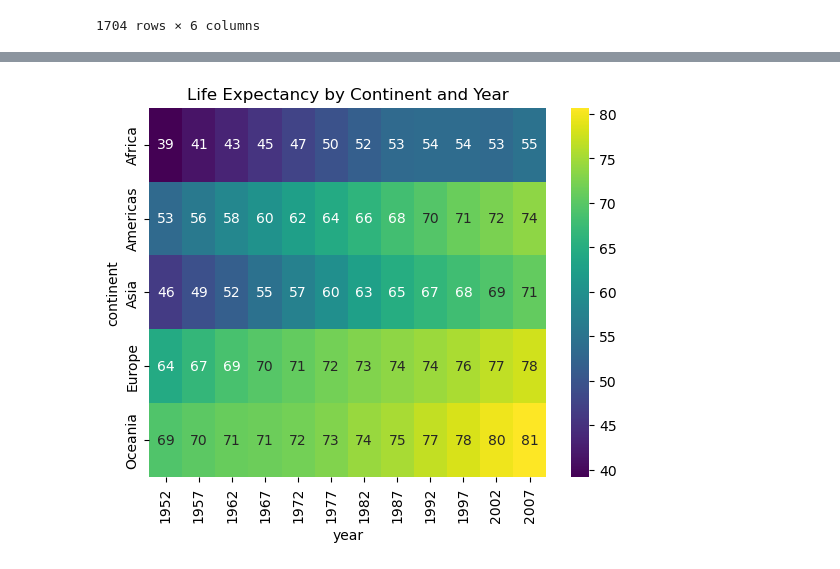
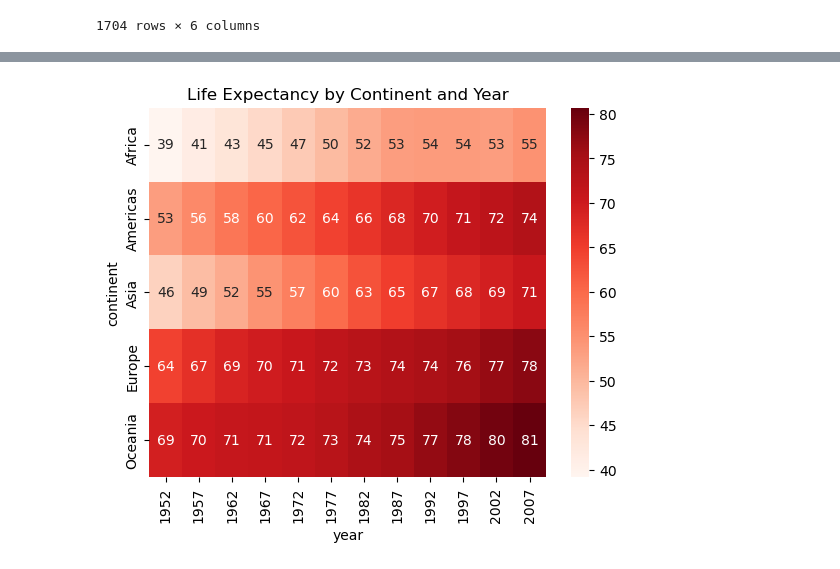
Before and after one commit to BK-Enwushe/Life-Expectancy-Evolution-over-the-decades, a Jupyter notebook: Gapminder Life Expectancy Evolution.ipynb, the cells around one changed output, grey strips where cells are left out. Cells and saved outputs as stored; diff of their text form; code cells hidden in the pictures.

```diff
--- a/Gapminder Life Expectancy Evolution.ipynb
+++ b/Gapminder Life Expectancy Evolution.ipynb
@@ -44,8 +44,8 @@ pivot_table
 # %%
 # Creating HeatMap -- ‘annot=True’ is the average life expectancy values distributed within the heatmaps AND ‘cmap=None’ represents the colour palletes which was not uttered.
 # Heat_Map = sb.heatmap(pivot_table, annot=True, cmap=None)
-Heat_Map = sb.heatmap(pivot_table, annot=True, cmap="viridis")
+Heat_Map = sb.heatmap(pivot_table, annot=True, cmap="Reds")
 Heat_Map.set_title("Life Expectancy by Continent and Year")
 plt.show()
 # %% [output]
-[figure, old version]
+[figure, new version]
```
